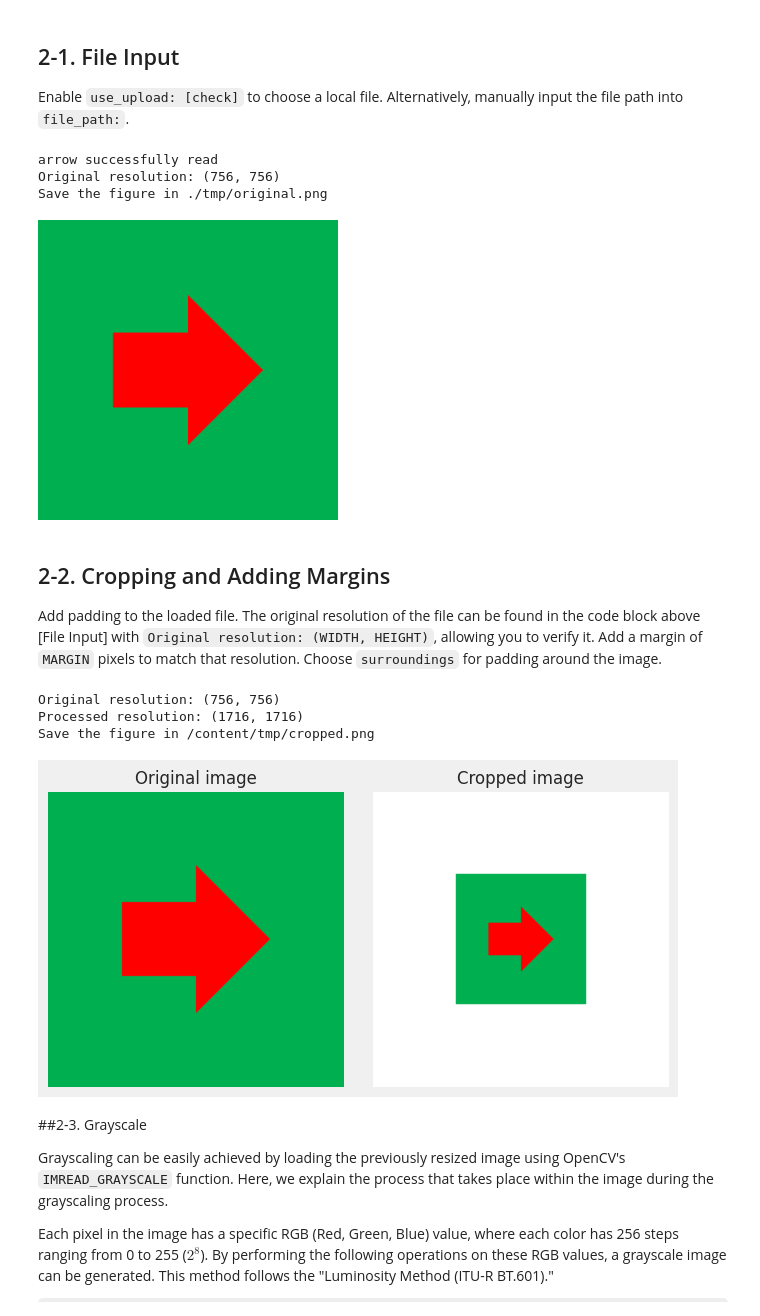
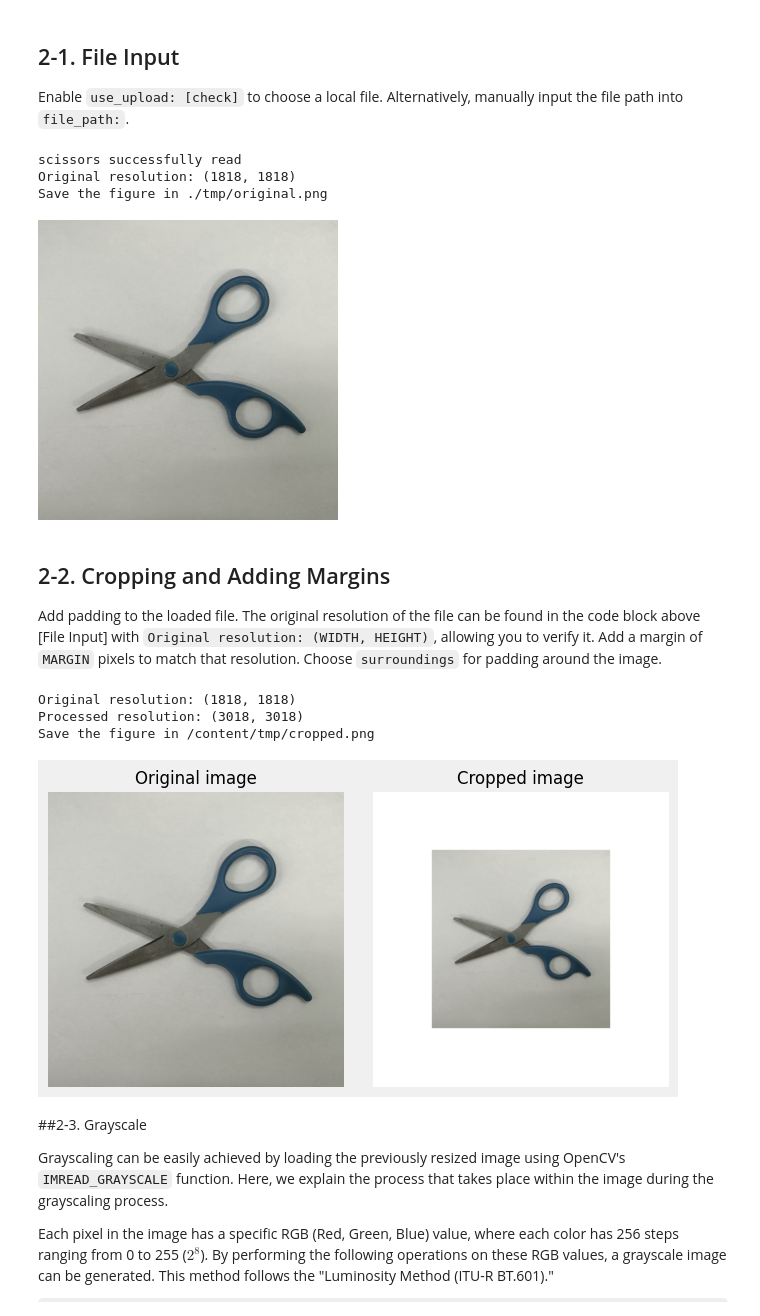
Before and after one commit to nobu-n2002/PixelNote, a Jupyter notebook: PixelNote.ipynb, the cells around one changed output. Drawn from its saved outputs; the diff is of its cells as text; code cells hidden in the pictures; some formulas as TeX source.

```diff
--- a/PixelNote.ipynb
+++ b/PixelNote.ipynb
@@ -92,7 +92,7 @@ def heif_to_image(path):
 
 # Parameters
 use_upload = False  # @param {type:"boolean"}
-file_path = "/content/drive/MyDrive/informatics/arrow.png"  # @param {type:"string"}
+file_path = "/content/scissors.jpg"  # @param {type:"string"}
 upload_button = None
 
 # Upload files if selected
@@ -103,36 +103,36 @@ if use_upload:
 if use_upload and len(upload_button) > 0:
     file_path_input = list(upload_button.keys())[0]
     file_path = file_path_input
 else:
     file_path_input = file_path
 
 # Check if the file exists
 if os.path.exists(file_path_input):
     file_name, file_extension = os.path.splitext(os.path.basename(file_path_input))
 
     # Check if the file is in HEIC format and convert to PNG if needed
     if file_extension.lower() == '.heic' or file_extension.lower() == '.HEIC':
         img = heif_to_image(file_path_input)
         img.save(f"./tmp/{file_name}.png", "PNG")
         file_path = f"./tmp/{file_name}.png"
 
     print(f'{file_name} successfully read')
     original_image = cv2.imread(file_path, cv2.IMREAD_COLOR)
     height, width = original_image.shape[0:2]
 
     file_path_original = f"./tmp/original.png"
     cv2.imwrite(file_path_original, original_image)
 
     print('Original resolution:', original_image.shape[0:2])
     print('\033[32m' + f'Save the figure in {file_path_original}' + '\033[0m')
     display(Image(file_path, width=300))
 else:
     sys.exit('No file input')
 # %% [output]
-arrow successfully read
-Original resolution: (756, 756)
+scissors successfully read
+Original resolution: (1818, 1818)
 Save the figure in ./tmp/original.png
-[figure, old version]
+[figure, new version]
 # %% [markdown]
 ## 2-2. Cropping and Adding Margins
 
@@ -148,7 +148,7 @@ from IPython.display import display, Image
 import matplotlib.pyplot as plt
 
 # Parameters
-MARGIN = 480 # @param {type:"slider", min:0, max:1000, step:10}
+MARGIN = 600 # @param {type:"slider", min:0, max:1000, step:10}
 
 # Current working directory
 CWD = os.getcwd()
@@ -210,10 +210,10 @@ fig.patch.set_facecolor('#F0F0F0')
 plt.subplots_adjust(wspace=0.1)
 plt.show()
 # %% [output]
-Original resolution: (756, 756)
-Processed resolution: (1716, 1716)
+Original resolution: (1818, 1818)
+Processed resolution: (3018, 3018)
 Save the figure in /content/tmp/cropped.png
-[figure, old version]
+[figure, new version]
 # %% [markdown]
 ##2-3. Grayscale
 
```
Also changed, not shown: parts of 9 cells of this notebook.
